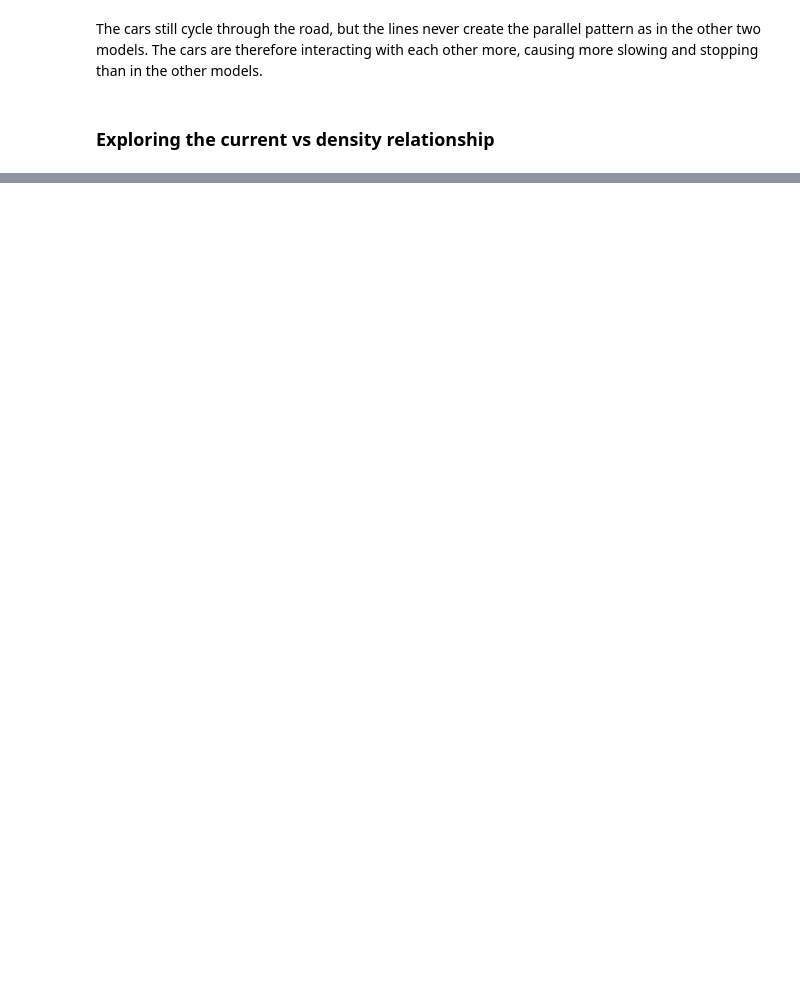
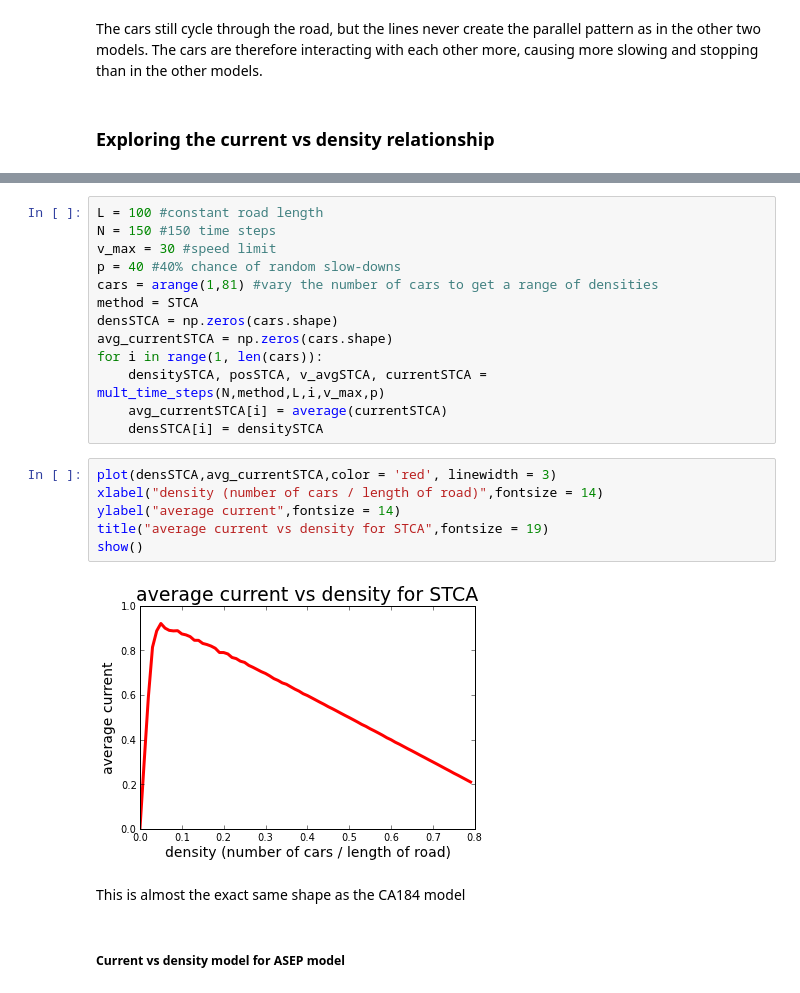
Before and after one commit to bcoit/Phys202-S13, a Jupyter notebook: Project/TrafficFlow.ipynb, the cells around one changed output, grey strips where cells are left out. Drawn from its saved outputs; the diff is of its cells as text; blank space fills up the shorter version.

```diff
--- a/Project/TrafficFlow.ipynb
+++ b/Project/TrafficFlow.ipynb
@@ -397,0 +425,25 @@ The cars still cycle through the road, but the lines never create the parallel p
+# %%
+L = 100 #constant road length
+N = 150 #150 time steps
+v_max = 30 #speed limit
+p = 40 #40% chance of random slow-downs
+cars = arange(1,81) #vary the number of cars to get a range of densities
+method = STCA
+densSTCA = np.zeros(cars.shape)
+avg_currentSTCA = np.zeros(cars.shape)
+for i in range(1, len(cars)):
+    densitySTCA, posSTCA, v_avgSTCA, currentSTCA = mult_time_steps(N,method,L,i,v_max,p)
+    avg_currentSTCA[i] = average(currentSTCA)
+    densSTCA[i] = densitySTCA
+# %%
+plot(densSTCA,avg_currentSTCA,color = 'red', linewidth = 3)
+xlabel("density (number of cars / length of road)",fontsize = 14)
+ylabel("average current",fontsize = 14)
+title("average current vs density for STCA",fontsize = 19)
+show()
+# %% [output]
+[figure, added]
+# %% [markdown]
+This is almost the exact same shape as the CA184 model
+# %% [markdown]
+##### Current vs density model for ASEP model
```
Also changed, not shown: parts of 27 cells of this notebook, 3 other files.
